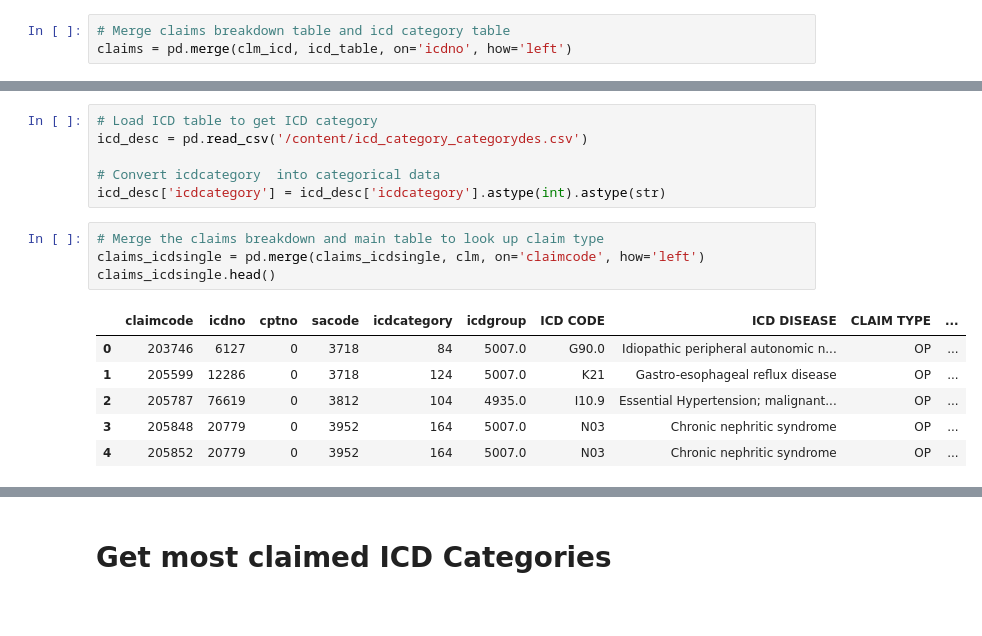
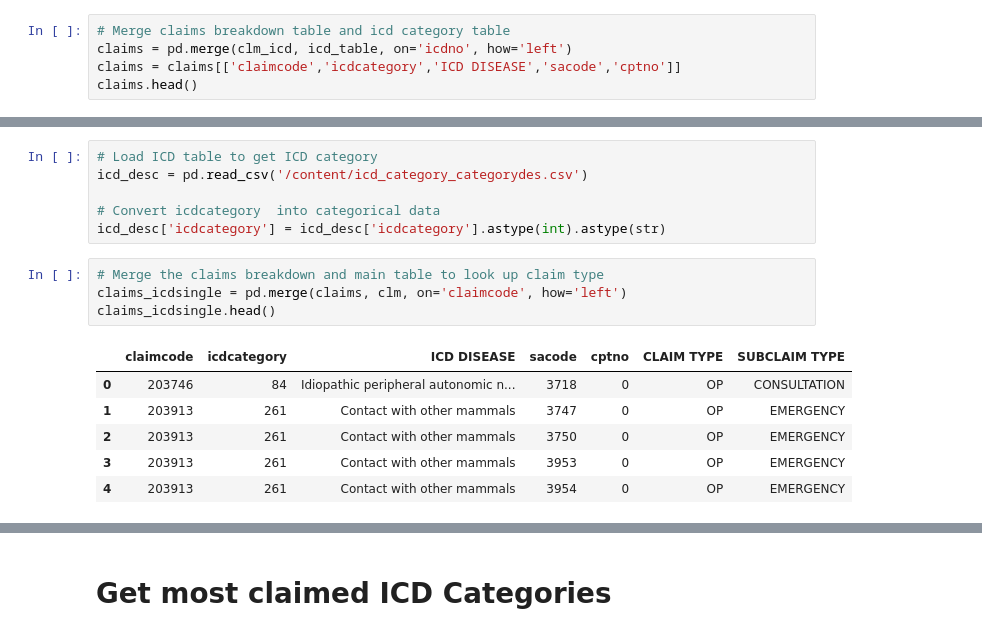
Before and after one commit to dgalian/FTW_B7, a Jupyter notebook: Capstone/Capstone_MBA_Procedures.ipynb, the cells around one changed output, grey strips where cells are left out. Cells and saved outputs as stored; diff of their text form.

```diff
--- a/Capstone/Capstone_MBA_Procedures.ipynb
+++ b/Capstone/Capstone_MBA_Procedures.ipynb
@@ -77,3 +77,5 @@ clm['claimcode'] = clm['claimcode'].astype(str)
 # %%
 # Merge claims breakdown table and icd category table
 claims = pd.merge(clm_icd, icd_table, on='icdno', how='left')
+claims = claims[['claimcode','icdcategory','ICD DISEASE','sacode','cptno']]
+claims.head()
@@ -169,15 +238,15 @@ icd_desc = pd.read_csv('/content/icd_category_categorydes.csv')
 icd_desc['icdcategory'] = icd_desc['icdcategory'].astype(int).astype(str)
 # %%
 # Merge the claims breakdown and main table to look up claim type
-claims_icdsingle = pd.merge(claims_icdsingle, clm, on='claimcode', how='left')
+claims_icdsingle = pd.merge(claims, clm, on='claimcode', how='left')
 claims_icdsingle.head()
 # %% [output]
-|  | claimcode | icdno | cptno | sacode | icdcategory | icdgroup | ICD CODE | ICD DISEASE | CLAIM TYPE | ... |
-| 0 | 203746 | 6127 | 0 | 3718 | 84 | 5007.0 | G90.0 | Idiopathic peripheral autonomic n... | OP | ... |
-| 1 | 205599 | 12286 | 0 | 3718 | 124 | 5007.0 | K21 | Gastro-esophageal reflux disease | OP | ... |
-| 2 | 205787 | 76619 | 0 | 3812 | 104 | 4935.0 | I10.9 | Essential Hypertension; malignant... | OP | ... |
-| 3 | 205848 | 20779 | 0 | 3952 | 164 | 5007.0 | N03 | Chronic nephritic syndrome | OP | ... |
-| 4 | 205852 | 20779 | 0 | 3952 | 164 | 5007.0 | N03 | Chronic nephritic syndrome | OP | ... |
+|  | claimcode | icdcategory | ICD DISEASE | sacode | cptno | CLAIM TYPE | SUBCLAIM TYPE |
+| 0 | 203746 | 84 | Idiopathic peripheral autonomic n... | 3718 | 0 | OP | CONSULTATION |
+| 1 | 203913 | 261 | Contact with other mammals | 3747 | 0 | OP | EMERGENCY |
+| 2 | 203913 | 261 | Contact with other mammals | 3750 | 0 | OP | EMERGENCY |
+| 3 | 203913 | 261 | Contact with other mammals | 3953 | 0 | OP | EMERGENCY |
+| 4 | 203913 | 261 | Contact with other mammals | 3954 | 0 | OP | EMERGENCY |
 # %%
 # Merge the claims breakdown and idc category description table
 claims_icdsingle = pd.merge(claims_icdsingle, icd_desc, on='icdcategory', how='left')
```
Also changed, not shown: parts of 46 cells of this notebook.
